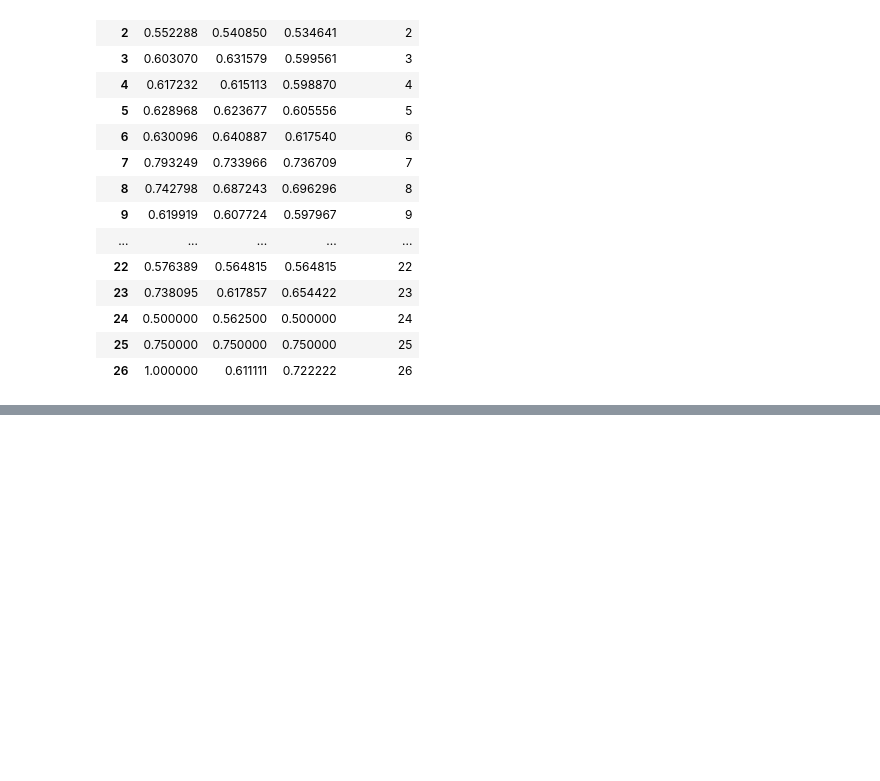
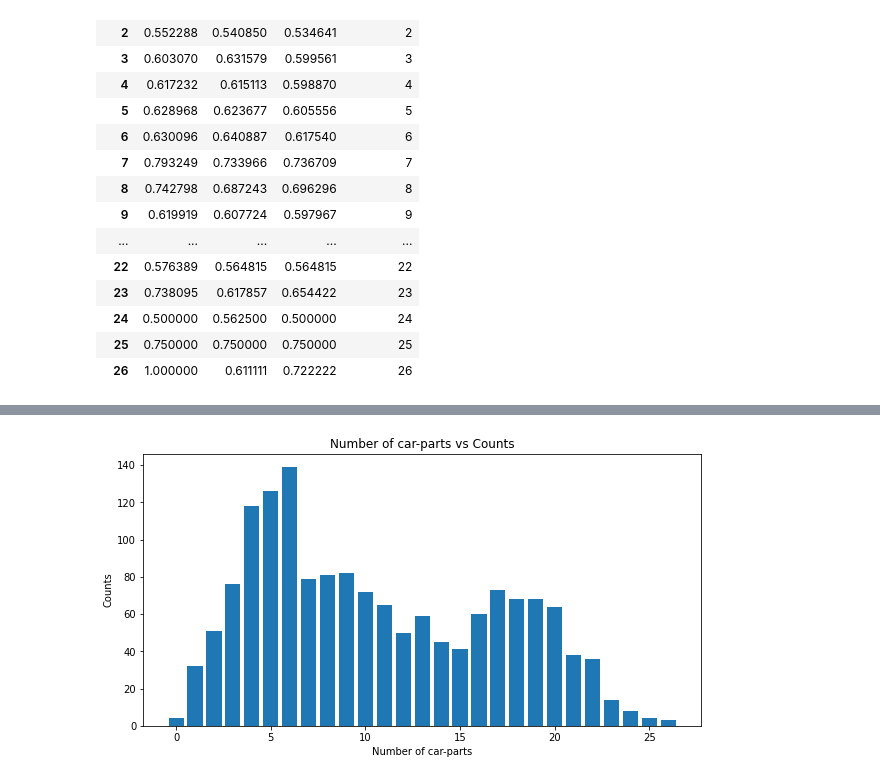
Before and after one commit to mtcld/mmdetection, a Jupyter notebook: demo/error-analyis.ipynb, the cells around one changed output, grey strips where cells are left out. Drawn from its saved outputs; the diff is of its cells as text; code cells hidden in the pictures; blank space fills up the shorter version.

```diff
--- a/demo/error-analyis.ipynb
+++ b/demo/error-analyis.ipynb
@@ -77,0 +98,11 @@ result_num_parts
+# %%
+fig = plt.figure(figsize = (10, 5))
+
+num_hist=df['num'].value_counts().sort_index()
+plt.bar(num_hist.index.tolist(), num_hist.values.tolist())
+plt.xlabel("Number of car-parts")
+plt.ylabel("Counts")
+plt.title("Number of car-parts vs Counts")
+plt.show()
+# %% [output]
+[figure, added]
```
Also changed, not shown: parts of 5 cells of this notebook.
